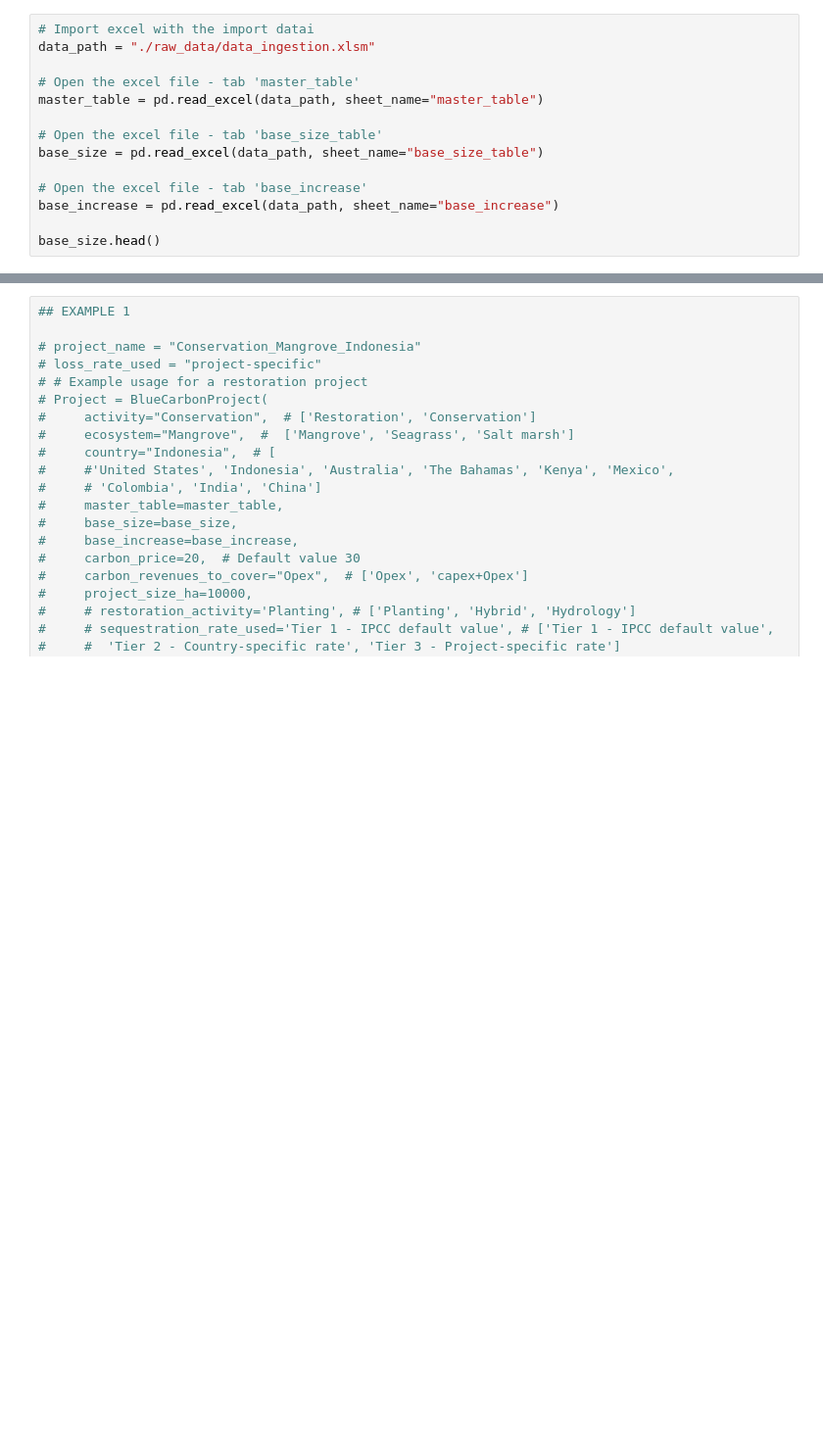
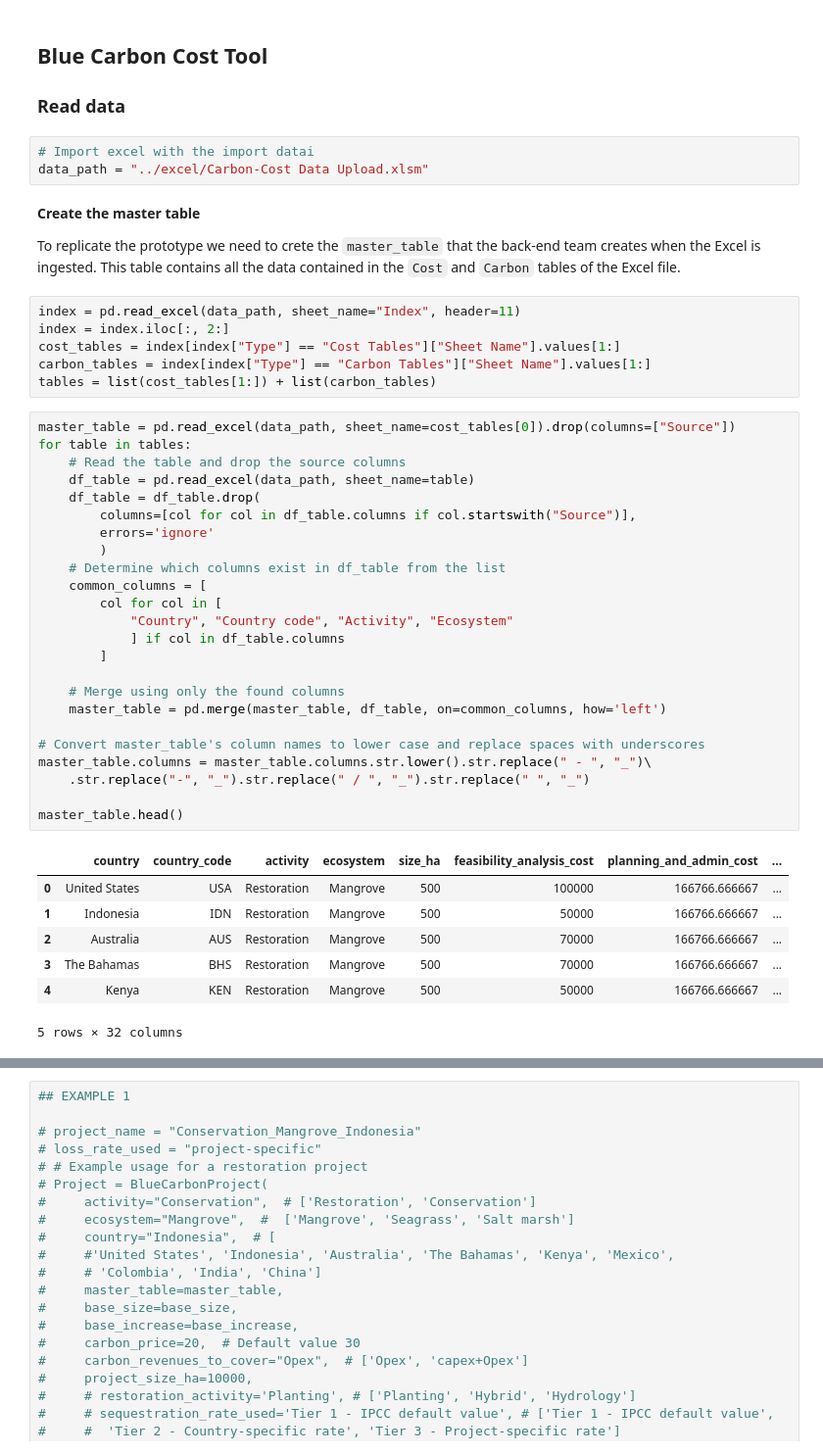
Before and after one commit to Vizzuality/tnc-blue-carbon-cost-tool, a Jupyter notebook: data/notebooks/TNC_BlueCarbonTool_prototype.ipynb, the cells around one changed output, grey strips where cells are left out. Shown at 98% size. Cells and saved outputs as stored; diff of their text form; blank space fills up the shorter version.

Commit message:
Adapt prototype to new ingestion excel and document the notebook

```diff
--- a/data/notebooks/TNC_BlueCarbonTool_prototype.ipynb
+++ b/data/notebooks/TNC_BlueCarbonTool_prototype.ipynb
@@ -13,14 +21,49 @@ import json
+# %% [markdown]
+## Blue Carbon Cost Tool
+
+### Read data
 # %%
 # Import excel with the import datai
-data_path = "./raw_data/data_ingestion.xlsm"
-
-# Open the excel file - tab 'master_table'
-master_table = pd.read_excel(data_path, sheet_name="master_table")
-
-# Open the excel file - tab 'base_size_table'
-base_size = pd.read_excel(data_path, sheet_name="base_size_table")
-
-# Open the excel file - tab 'base_increase'
-base_increase = pd.read_excel(data_path, sheet_name="base_increase")
-
-base_size.head()
+data_path = "../excel/Carbon-Cost Data Upload.xlsm"
+# %% [markdown]
+**Create the master table**
+
+To replicate the prototype we need to crete the `master_table` that the back-end team creates when the Excel is ingested. This table contains all the data contained in the `Cost` and `Carbon` tables of the Excel file.
+# %%
+index = pd.read_excel(data_path, sheet_name="Index", header=11)
+index = index.iloc[:, 2:]
+cost_tables = index[index["Type"] == "Cost Tables"]["Sheet Name"].values[1:]
+carbon_tables = index[index["Type"] == "Carbon Tables"]["Sheet Name"].values[1:]
+tables = list(cost_tables[1:]) + list(carbon_tables)
+# %%
+master_table = pd.read_excel(data_path, sheet_name=cost_tables[0]).drop(columns=["Source"])
+for table in tables:
+    # Read the table and drop the source columns
+    df_table = pd.read_excel(data_path, sheet_name=table)
+    df_table = df_table.drop(
+        columns=[col for col in df_table.columns if col.startswith("Source")],
+        errors='ignore'
+        )
+    # Determine which columns exist in df_table from the list
+    common_columns = [
+        col for col in [
+            "Country", "Country code", "Activity", "Ecosystem"
+            ] if col in df_table.columns
+        ]
+
+    # Merge using only the found columns
+    master_table = pd.merge(master_table, df_table, on=common_columns, how='left')
+
+# Convert master_table's column names to lower case and replace spaces with underscores
+master_table.columns = master_table.columns.str.lower().str.replace(" - ", "_")\
+    .str.replace("-", "_").str.replace(" / ", "_").str.replace(" ", "_")
+
+master_table.head()
+# %% [output]
+|  | country | country_code | activity | ecosystem | size_ha | feasibility_analysis_cost | planning_and_admin_cost | ... |
+| 0 | United States | USA | Restoration | Mangrove | 500 | 100000 | 166766.666667 | ... |
+| 1 | Indonesia | IDN | Restoration | Mangrove | 500 | 50000 | 166766.666667 | ... |
+| 2 | Australia | AUS | Restoration | Mangrove | 500 | 70000 | 166766.666667 | ... |
+| 3 | The Bahamas | BHS | Restoration | Mangrove | 500 | 70000 | 166766.666667 | ... |
+| 4 | Kenya | KEN | Restoration | Mangrove | 500 | 50000 | 166766.666667 | ... |
+5 rows × 32 columns
```
Also changed, not shown: parts of 26 cells of this notebook, 4 other files.
